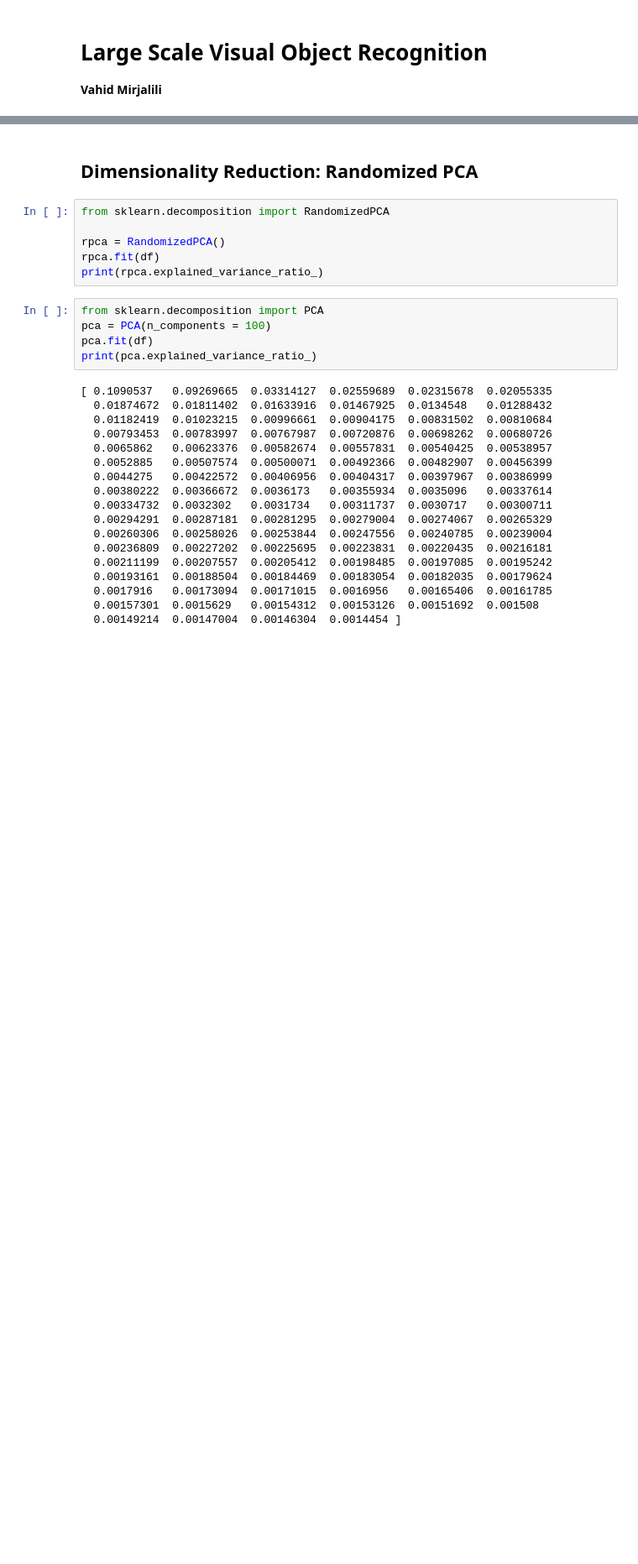
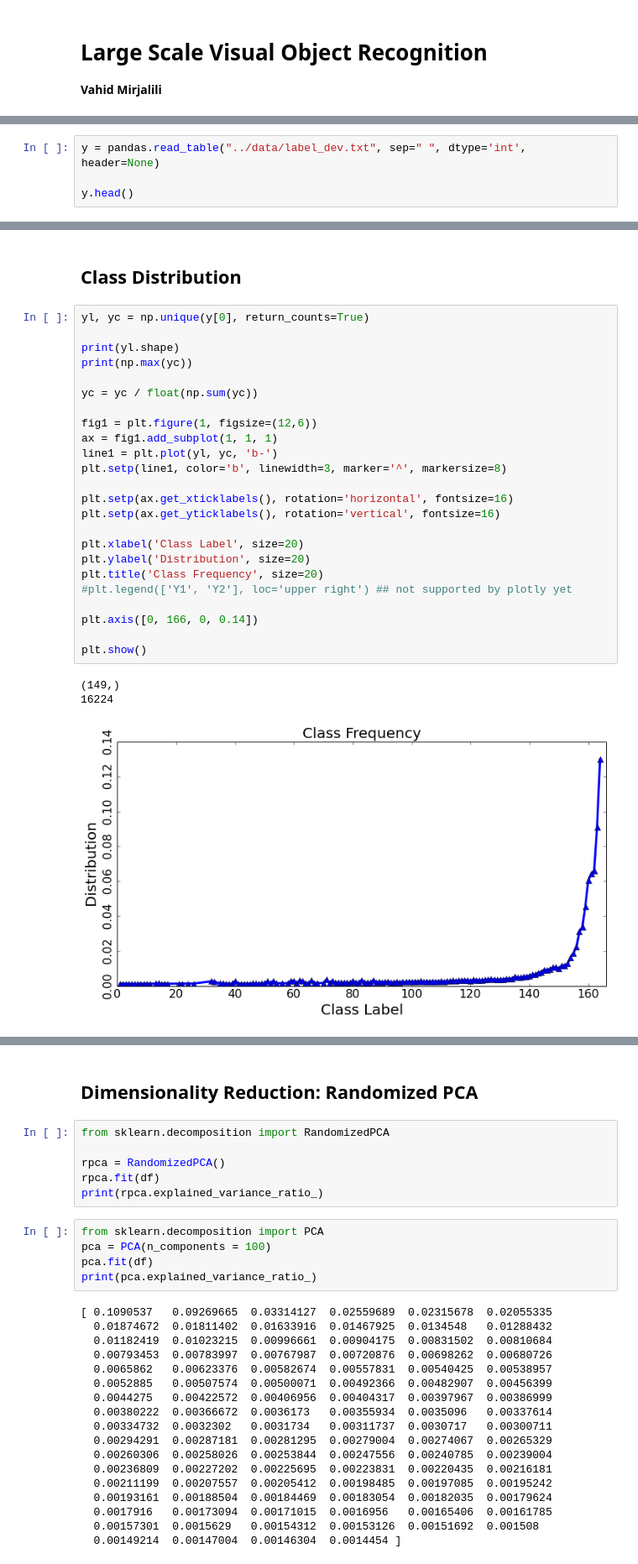
Before and after one commit to vmirly/ml-visual-recognition, a Jupyter notebook: ipynb/development.ipynb, the cells around one changed output, grey strips where cells are left out. Shown at 84% size. Saved outputs shown, nothing was run; the diff lists cells and outputs as text; blank space fills up the shorter version.

```diff
--- a/ipynb/development.ipynb
+++ b/ipynb/development.ipynb
@@ -22,0 +28,4 @@ df.head()
+# %%
+y = pandas.read_table("../data/label_dev.txt", sep=" ", dtype='int', header=None)
+
+y.head()
@@ -22,0 +39,30 @@ df.head()
+# %% [markdown]
+## Class Distribution
+# %%
+yl, yc = np.unique(y[0], return_counts=True)
+
+print(yl.shape)
+print(np.max(yc))
+
+yc = yc / float(np.sum(yc))
+
+fig1 = plt.figure(1, figsize=(12,6))
+ax = fig1.add_subplot(1, 1, 1)
+line1 = plt.plot(yl, yc, 'b-')
+plt.setp(line1, color='b', linewidth=3, marker='^', markersize=8)
+
+plt.setp(ax.get_xticklabels(), rotation='horizontal', fontsize=16)
+plt.setp(ax.get_yticklabels(), rotation='vertical', fontsize=16)
+
+plt.xlabel('Class Label', size=20)
+plt.ylabel('Distribution', size=20)
+plt.title('Class Frequency', size=20)
+#plt.legend(['Y1', 'Y2'], loc='upper right') ## not supported by plotly yet
+
+plt.axis([0, 166, 0, 0.14])
+
+plt.show()
+# %% [output]
+(149,)
+16224
+[figure, added]
```
Also changed, not shown: parts of 28 cells of this notebook, 2 other files.
